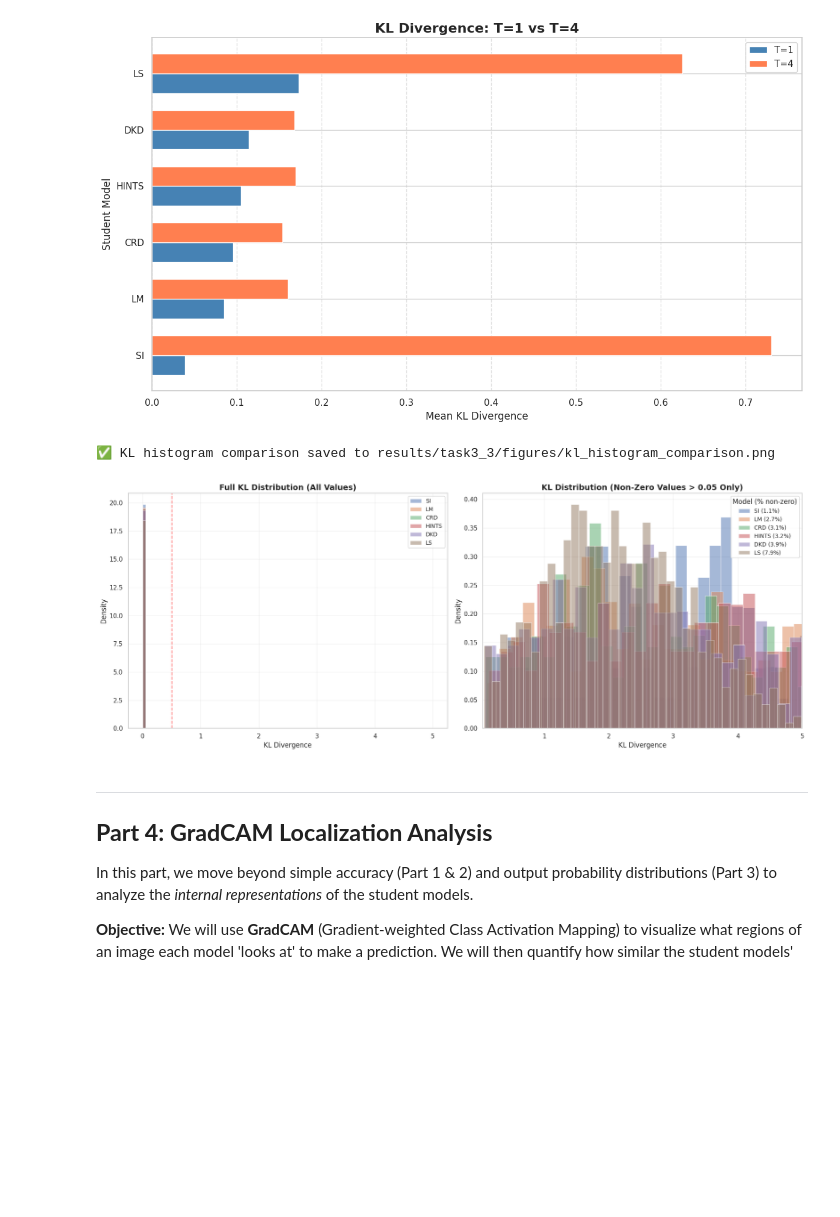
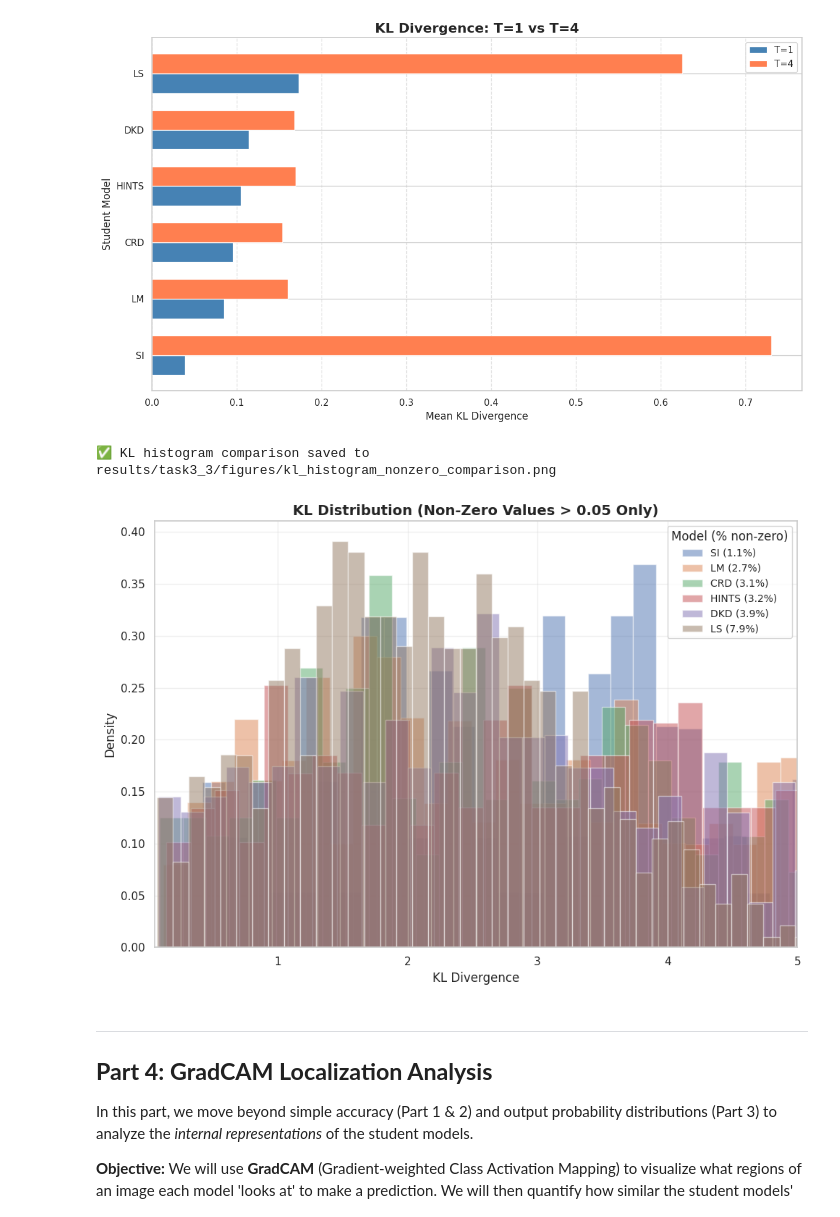
Before and after one commit to ibrahim-murtaza/ATML_PA3, a Jupyter notebook: Knowledge_Distillation/main.ipynb, the cells around one changed output. Saved outputs shown, nothing was run; the diff lists cells and outputs as text; code cells hidden in the pictures; blank space fills up the shorter version.

```diff
--- a/Knowledge_Distillation/main.ipynb
+++ b/Knowledge_Distillation/main.ipynb
@@ -2479,45 +2464,37 @@ plt.show()
 <Figure size 1200x700 with 0 Axes>
 [figure]
 # %%
-# --- Plot 3: Side-by-Side Histogram Comparison ---
-fig, (ax1, ax2) = plt.subplots(1, 2, figsize=(18, 7))
+# --- Plot 3: Histogram Comparison (Non-Zero Values) ---
+# Changed to 1 plot and adjusted figsize
+fig, ax = plt.subplots(1, 1, figsize=(10, 7))
 
-# LEFT: Full range showing the zero peak
-for name in summary_df['Model'].values:
-    kl_vals = kl_results[name + ' (VGG-11)']['all_kl_divs']
-    ax1.hist(kl_vals, bins=100, alpha=0.5, label=name, density=True, range=(0, 5))
-
-ax1.set_xlabel('KL Divergence', fontsize=12)
-ax1.set_ylabel('Density', fontsize=12)
-ax1.set_title('Full KL Distribution (All Values)', fontsize=14, fontweight='bold')
-ax1.legend(loc='upper right', fontsize=10)
-ax1.grid(alpha=0.3)
-ax1.axvline(x=0.5, color='red', linestyle='--', alpha=0.5, label='KL=0.5')
-
-# RIGHT: Non-zero values only to see tail differences
+# Plot for non-zero values (formerly the 'RIGHT' plot)
 for name in summary_df['Model'].values:
     kl_vals = kl_results[name + ' (VGG-11)']['all_kl_divs']
     # Filter out zeros to see distribution of non-zero values
     kl_vals_nonzero = kl_vals[kl_vals > 0.05]
     if len(kl_vals_nonzero) > 0:
-        ax2.hist(kl_vals_nonzero, bins=50, alpha=0.5, label=f"{name} ({len(kl_vals_nonzero)/len(kl_vals)*100:.1f}%)", density=True)
+        # Plot on the single axis 'ax'
+        ax.hist(kl_vals_nonzero, bins=50, alpha=0.5, label=f"{name} ({len(kl_vals_nonzero)/len(kl_vals)*100:.1f}%)", density=True)
 
-ax2.set_xlabel('KL Divergence', fontsize=12)
-ax2.set_ylabel('Density', fontsize=12)
-ax2.set_title('KL Distribution (Non-Zero Values > 0.05 Only)', fontsize=14, fontweight='bold')
-ax2.legend(loc='upper right', fontsize=10, title='Model (% non-zero)')
-ax2.grid(alpha=0.3)
-ax2.set_xlim(0.05, 5)
+# Apply settings to 'ax' (formerly 'ax2')
+ax.set_xlabel('KL Divergence', fontsize=12)
+ax.set_ylabel('Density', fontsize=12)
+ax.set_title('KL Distribution (Non-Zero Values > 0.05 Only)', fontsize=14, fontweight='bold')
+ax.legend(loc='upper right', fontsize=10, title='Model (% non-zero)')
+ax.grid(alpha=0.3)
+ax.set_xlim(0.05, 5)
 
 plt.tight_layout()
 
-plot_save_path = FIGURE_DIR_P3 / 'kl_histogram_comparison.png'
+# Updated filename to reflect the single plot
+plot_save_path = FIGURE_DIR_P3 / 'kl_histogram_nonzero_comparison.png'
 plt.savefig(plot_save_path, dpi=300, bbox_inches='tight')
 print(f"✅ KL histogram comparison saved to {plot_save_path}")
 plt.show()
 # %% [output]
-✅ KL histogram comparison saved to results/task3_3/figures/kl_histogram_comparison.png
+✅ KL histogram comparison saved to results/task3_3/figures/kl_histogram_nonzero_comparison.png
-[figure, old version]
+[figure, new version]
 # %% [markdown]
 ---
 ## **Part 4: GradCAM Localization Analysis**
```
Also changed, not shown: parts of 18 cells of this notebook, 7 other files.
